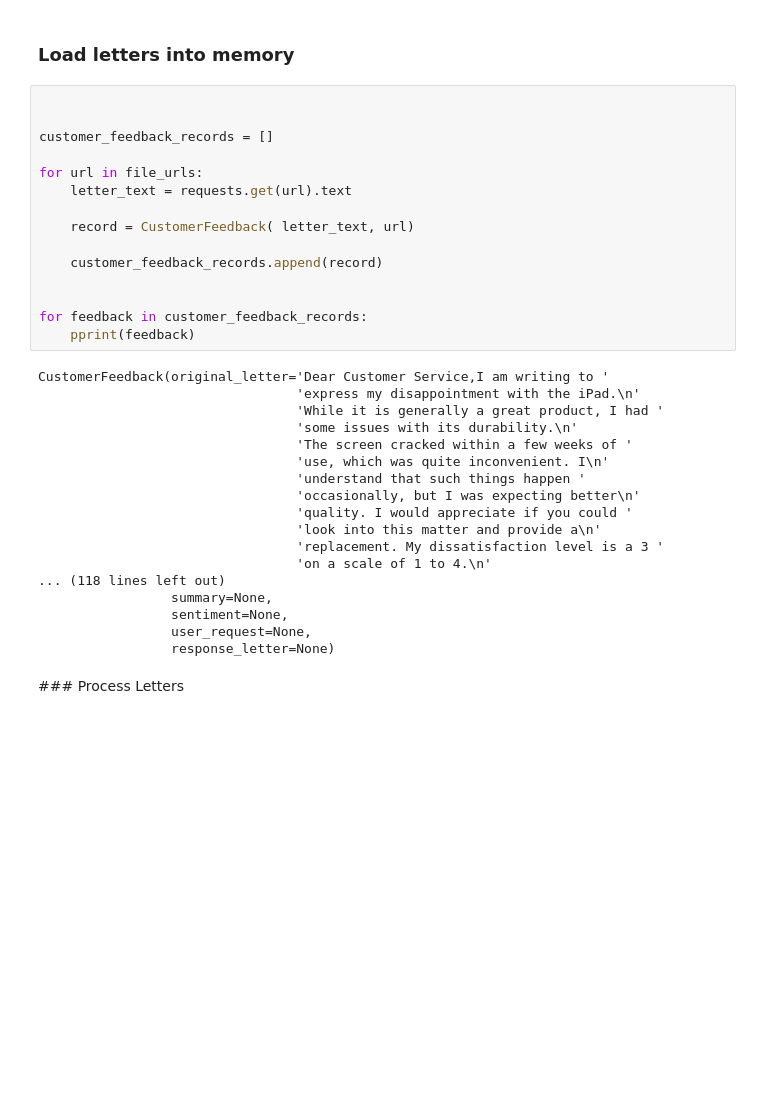
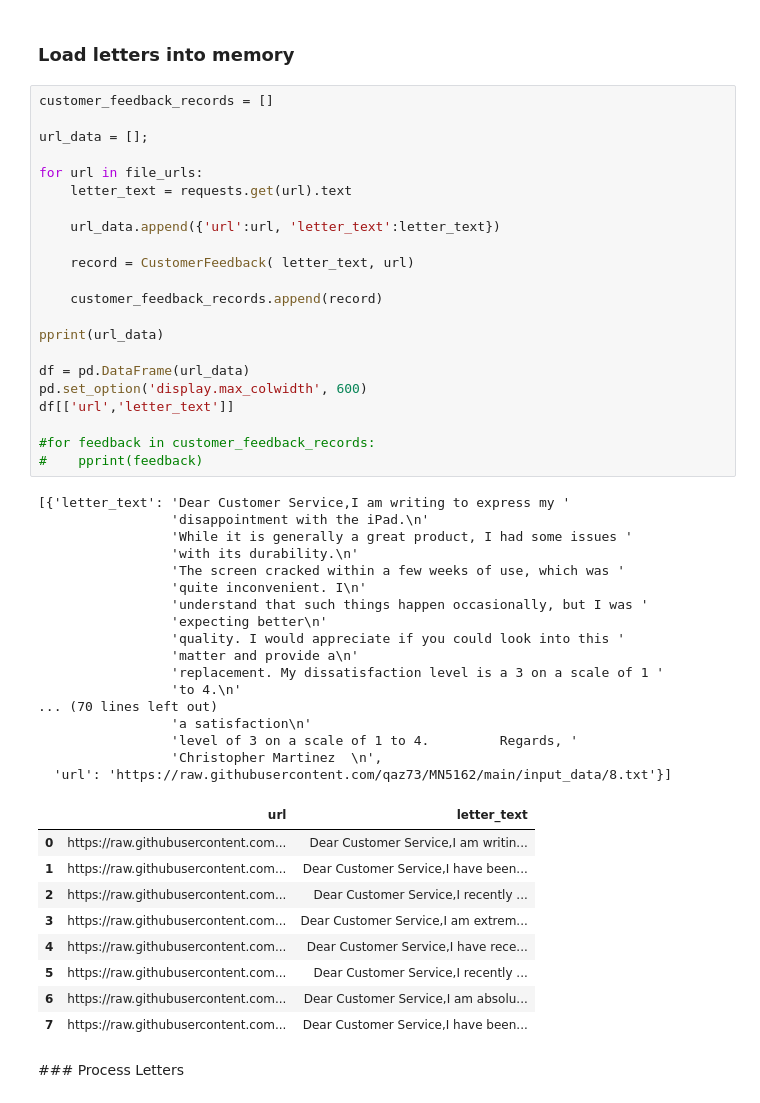
Before and after one commit to qaz73/MN5162, a Jupyter notebook: MN5162_Section1_Assignment_gorourke.ipynb, the cells around one changed output. Saved outputs shown, nothing was run; the diff lists cells and outputs as text; blank space fills up the shorter version.

```diff
--- a/MN5162_Section1_Assignment_gorourke.ipynb
+++ b/MN5162_Section1_Assignment_gorourke.ipynb
@@ -244,38 +244,54 @@ this purchase. I expect to hear from you soon. Sincerely, Bumblebee."""
 # %% [markdown]
 ### Load letters into memory
 # %%
+customer_feedback_records = []
 
-
-customer_feedback_records = []
+url_data = [];
 
 for url in file_urls:
     letter_text = requests.get(url).text
+
+    url_data.append({'url':url, 'letter_text':letter_text})
 
     record = CustomerFeedback( letter_text, url)
 
     customer_feedback_records.append(record)
 
+pprint(url_data)
 
-for feedback in customer_feedback_records:
-    pprint(feedback)
+df = pd.DataFrame(url_data)
+pd.set_option('display.max_colwidth', 600)
+df[['url','letter_text']]
+
+#for feedback in customer_feedback_records:
+#    pprint(feedback)
 # %% [output]
-CustomerFeedback(original_letter='Dear Customer Service,I am writing to '
-                                 'express my disappointment with the iPad.\n'
-                                 'While it is generally a great product, I had '
-                                 'some issues with its durability.\n'
-                                 'The screen cracked within a few weeks of '
-                                 'use, which was quite inconvenient. I\n'
-                                 'understand that such things happen '
-                                 'occasionally, but I was expecting better\n'
-                                 'quality. I would appreciate if you could '
-                                 'look into this matter and provide a\n'
-                                 'replacement. My dissatisfaction level is a 3 '
-                                 'on a scale of 1 to 4.\n'
-... (118 lines left out)
-                 summary=None,
-                 sentiment=None,
-                 user_request=None,
-                 response_letter=None)
+[{'letter_text': 'Dear Customer Service,I am writing to express my '
+                 'disappointment with the iPad.\n'
+                 'While it is generally a great product, I had some issues '
+                 'with its durability.\n'
+                 'The screen cracked within a few weeks of use, which was '
+                 'quite inconvenient. I\n'
+                 'understand that such things happen occasionally, but I was '
+                 'expecting better\n'
+                 'quality. I would appreciate if you could look into this '
+                 'matter and provide a\n'
+                 'replacement. My dissatisfaction level is a 3 on a scale of 1 '
+                 'to 4.\n'
+... (70 lines left out)
+                 'a satisfaction\n'
+                 'level of 3 on a scale of 1 to 4.         Regards, '
+                 'Christopher Martinez  \n',
+  'url': 'https://raw.githubusercontent.com/qaz73/MN5162/main/input_data/8.txt'}]
+|  | url | letter_text |
+| 0 | https://raw.githubusercontent.com... | Dear Customer Service,I am writin... |
+| 1 | https://raw.githubusercontent.com... | Dear Customer Service,I have been... |
+| 2 | https://raw.githubusercontent.com... | Dear Customer Service,I recently ... |
+| 3 | https://raw.githubusercontent.com... | Dear Customer Service,I am extrem... |
+| 4 | https://raw.githubusercontent.com... | Dear Customer Service,I have rece... |
+| 5 | https://raw.githubusercontent.com... | Dear Customer Service,I recently ... |
+| 6 | https://raw.githubusercontent.com... | Dear Customer Service,I am absolu... |
+| 7 | https://raw.githubusercontent.com... | Dear Customer Service,I have been... |
 # %% [markdown]
 ### Process Letters
 # %%
```
Also changed, not shown: parts of 6 cells of this notebook.
